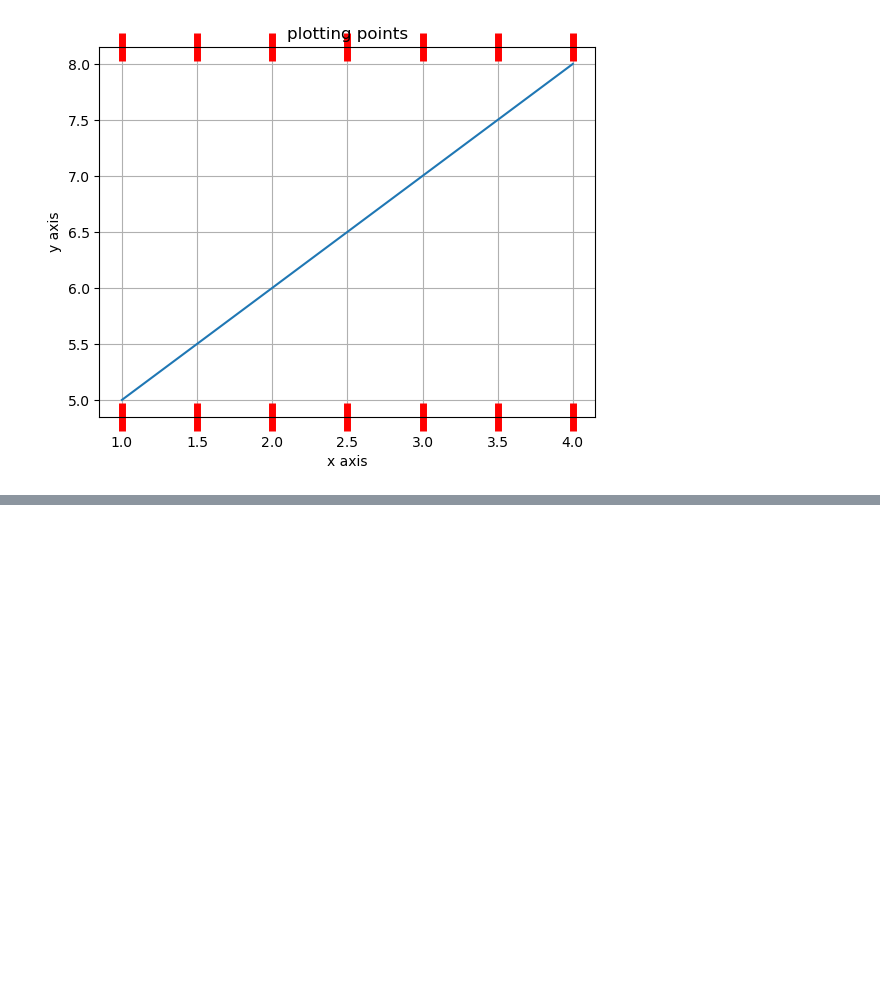
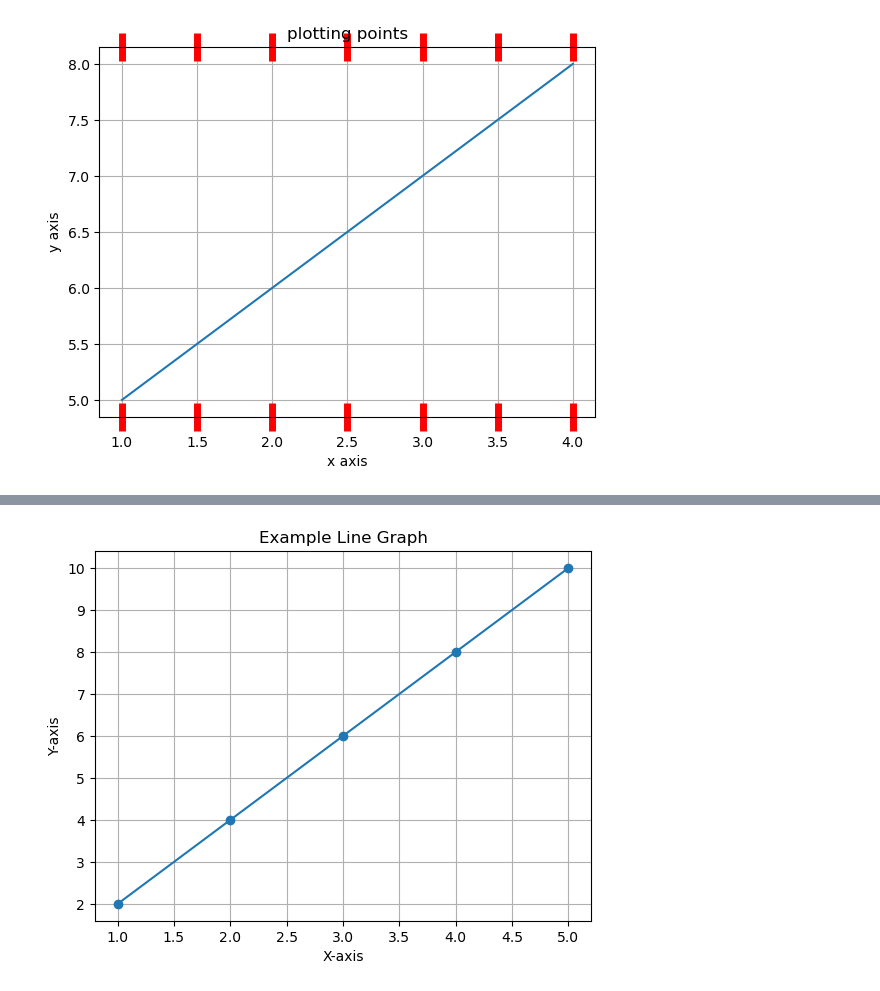
Before and after one commit to Sharafunneesa-pp/DataScienceToolkit, a Jupyter notebook: matplotlib.ipynb, the cells around one changed output, grey strips where cells are left out. Cells and saved outputs as stored; diff of their text form; code cells hidden in the pictures; blank space fills up the shorter version.

```diff
--- a/matplotlib.ipynb
+++ b/matplotlib.ipynb
@@ -260,0 +310,22 @@ plt.show()
+# %%
+# lineplot
+
+
+
+# Sample data
+x = [1, 2, 3, 4, 5]
+y = [2, 4, 6, 8, 10]
+
+# Plotting the line graph
+plt.plot(x, y, marker='o', linestyle='-')
+
+# Adding labels and title
+plt.xlabel('X-axis')
+plt.ylabel('Y-axis')
+plt.title('Example Line Graph')
+
+# Display the graph
+plt.grid(True)  # Add gridlines for better readability
+plt.show()
+# %% [output]
+[figure, added]
```
Also changed, not shown: parts of 11 cells of this notebook, 1 other file.
